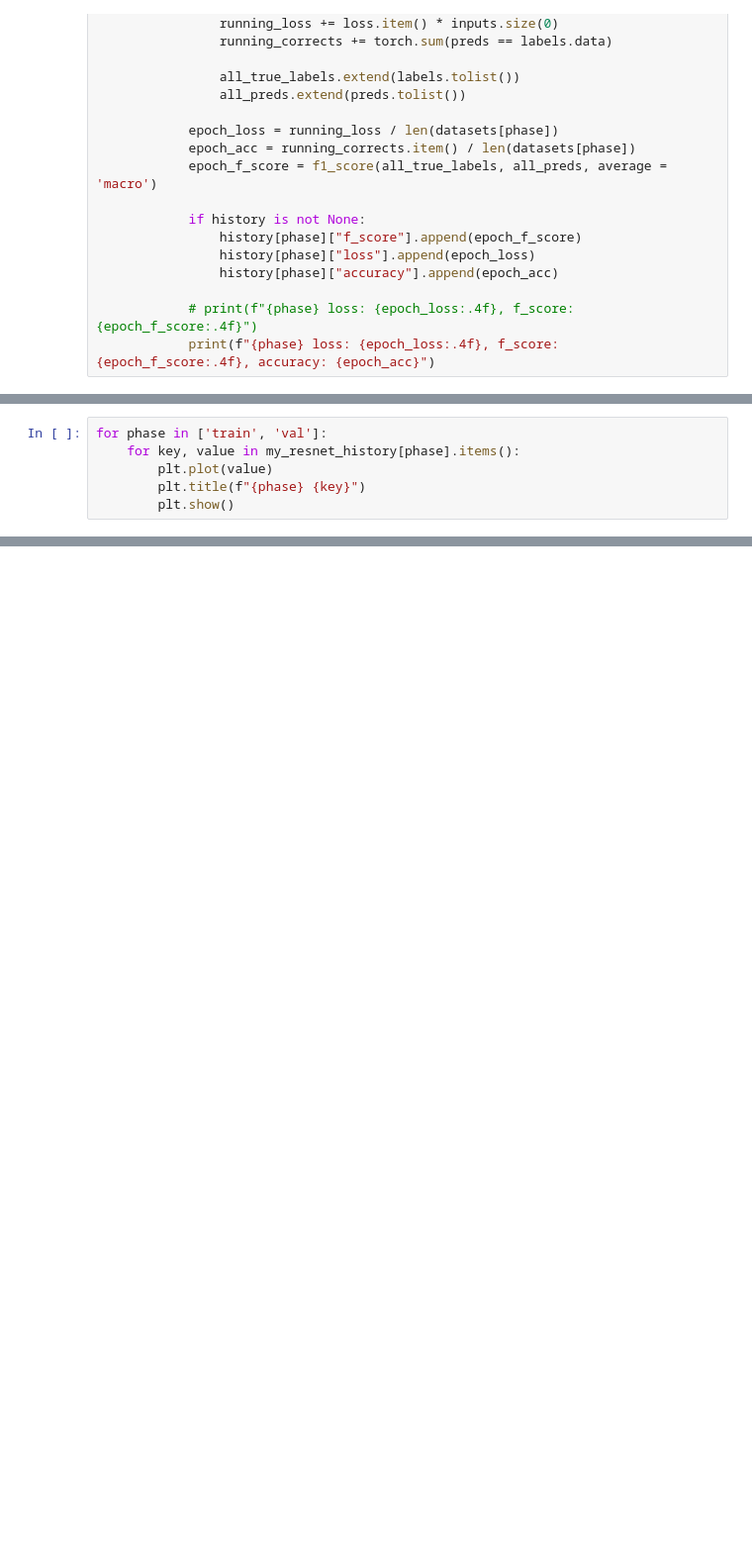
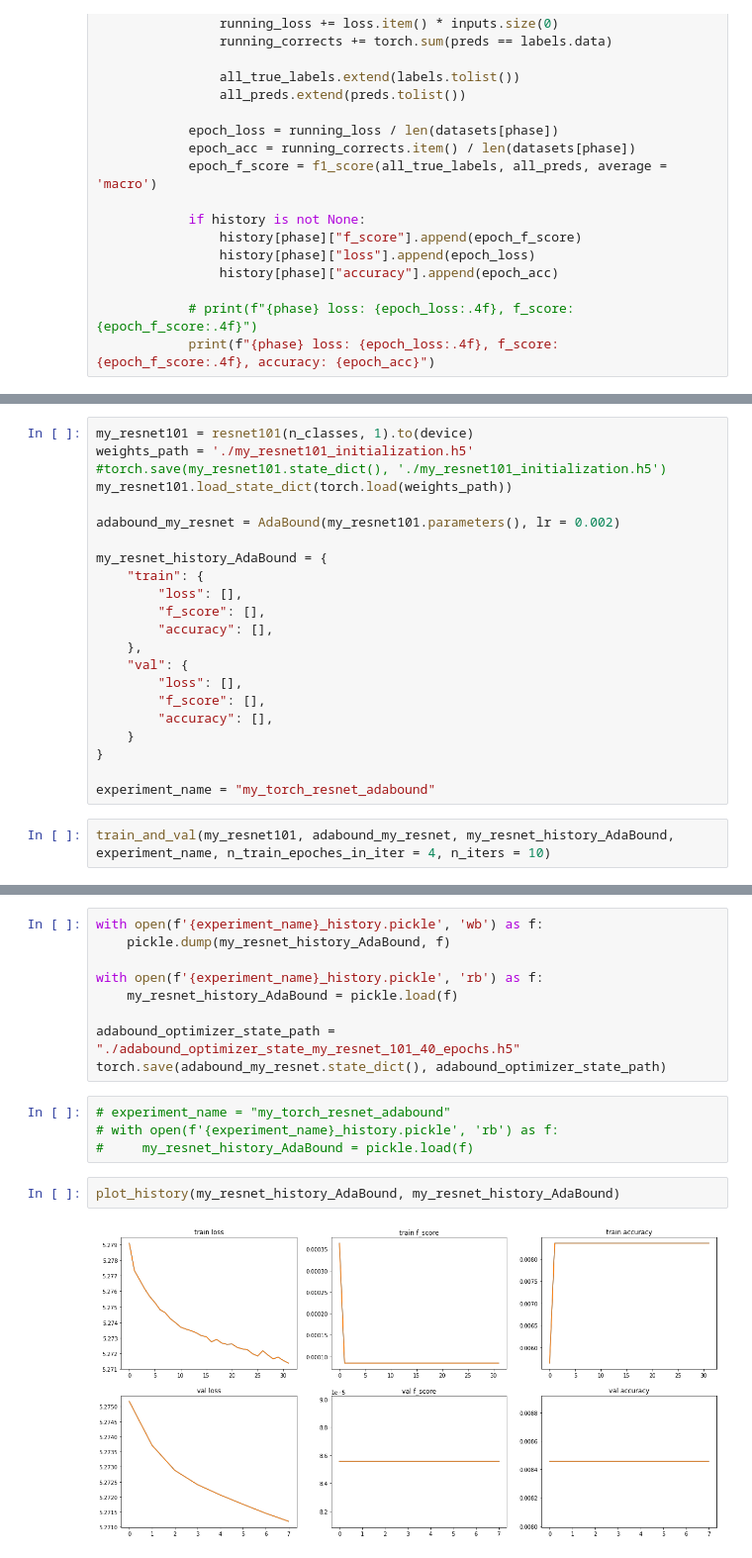
Before and after one commit to proshian/DNN_course, a Jupyter notebook: lab1/pytorch_implementations/resnet-adam-vs-adabound.ipynb, the cells around one changed output, grey strips where cells are left out. Shown at 99% size. Saved outputs shown, nothing was run; the diff lists cells and outputs as text; blank space fills up the shorter version.

Commit message:
Finished resnet-adam-vs-adabound.ipynb experiment

```diff
--- a/lab1/pytorch_implementations/resnet-adam-vs-adabound.ipynb
+++ b/lab1/pytorch_implementations/resnet-adam-vs-adabound.ipynb
@@ -517,6 +369,0 @@ val loss: 4.7922, f_score: 0.1523, accuracy: 0.1544584006964308
-# %%
-for phase in ['train', 'val']:
-    for key, value in my_resnet_history[phase].items():
-        plt.plot(value)
-        plt.title(f"{phase} {key}")
-        plt.show()
@@ -588,0 +385,24 @@ val loss: 4.8695, f_score: 0.1680, accuracy: 0.16913319238900634
+# %%
+my_resnet101 = resnet101(n_classes, 1).to(device)
+weights_path = './my_resnet101_initialization.h5'
+#torch.save(my_resnet101.state_dict(), './my_resnet101_initialization.h5')
+my_resnet101.load_state_dict(torch.load(weights_path))
+
+adabound_my_resnet = AdaBound(my_resnet101.parameters(), lr = 0.002)
+
+my_resnet_history_AdaBound = {
+    "train": {
+        "loss": [],
+        "f_score": [],
+        "accuracy": [],
+    },
+    "val": {
+        "loss": [],
+        "f_score": [],
+        "accuracy": [],
+    }
+}
+
+experiment_name = "my_torch_resnet_adabound"
+# %%
+train_and_val(my_resnet101, adabound_my_resnet, my_resnet_history_AdaBound, experiment_name, n_train_epoches_in_iter = 4, n_iters = 10)
@@ -588,0 +452,17 @@ val loss: 4.8695, f_score: 0.1680, accuracy: 0.16913319238900634
+# %%
+with open(f'{experiment_name}_history.pickle', 'wb') as f:
+    pickle.dump(my_resnet_history_AdaBound, f)
+
+with open(f'{experiment_name}_history.pickle', 'rb') as f:
+    my_resnet_history_AdaBound = pickle.load(f)
+
+adabound_optimizer_state_path = "./adabound_optimizer_state_my_resnet_101_40_epochs.h5"
+torch.save(adabound_my_resnet.state_dict(), adabound_optimizer_state_path)
+# %%
+# experiment_name = "my_torch_resnet_adabound"
+# with open(f'{experiment_name}_history.pickle', 'rb') as f:
+#     my_resnet_history_AdaBound = pickle.load(f)
+# %%
+plot_history(my_resnet_history_AdaBound, my_resnet_history_AdaBound)
+# %% [output]
+[figure, added]
```
Also changed, not shown: parts of 46 cells of this notebook, 5 other files.
